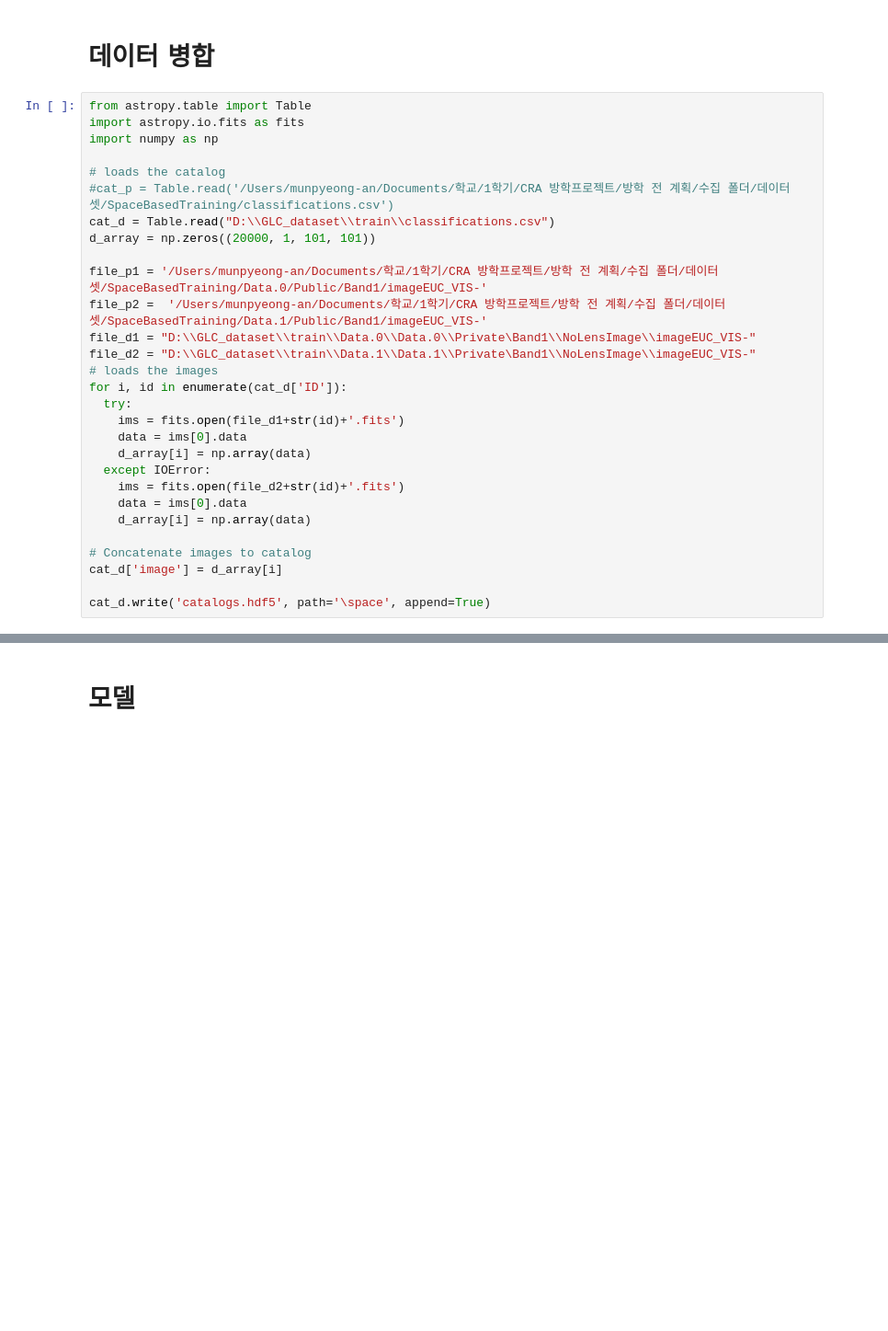
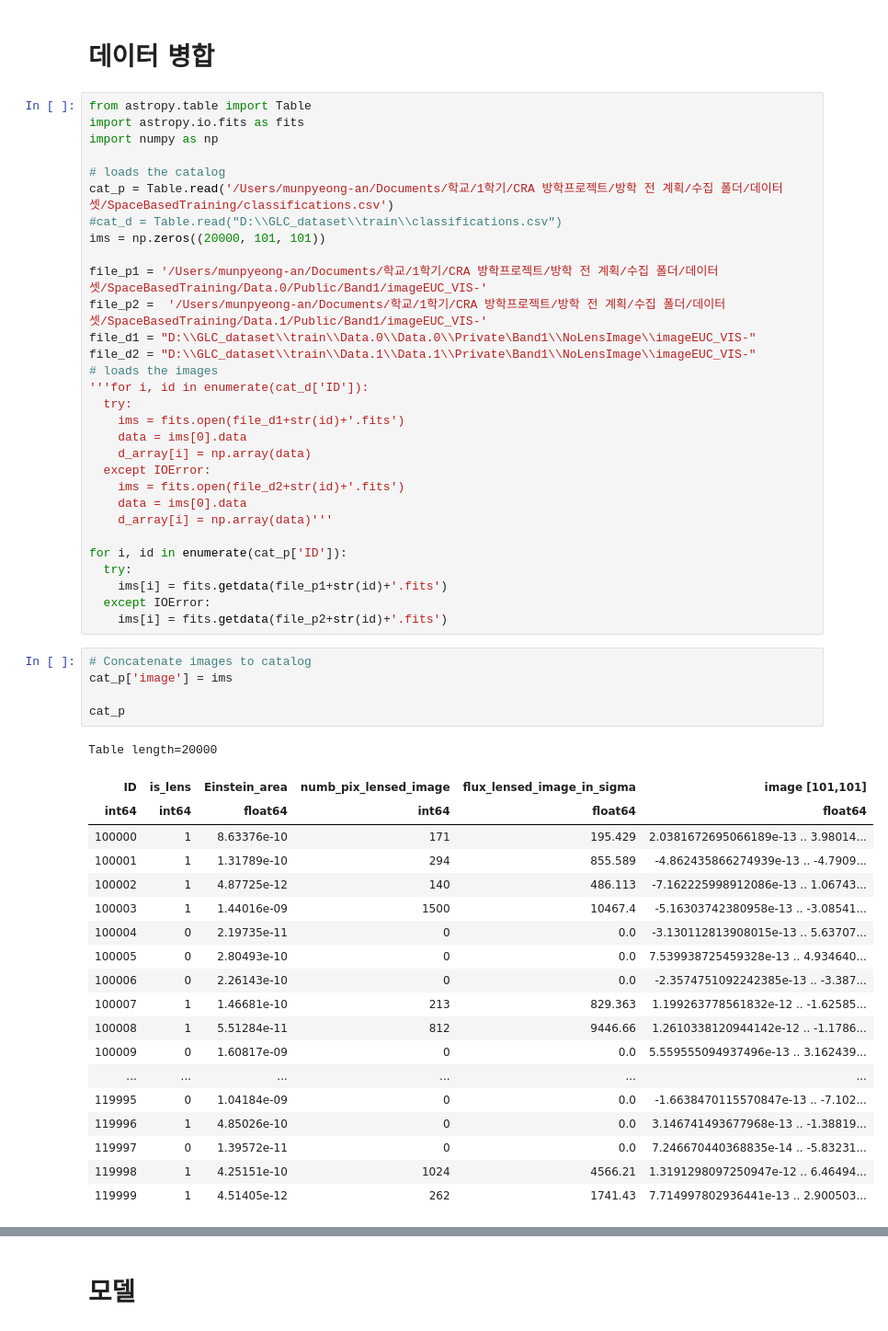
Before and after one commit to 2022-vacation-project-GLC/model, a Jupyter notebook: CNN/cnn.ipynb, the cells around one changed output, grey strips where cells are left out. Shown at 92% size. Saved outputs shown, nothing was run; the diff lists cells and outputs as text; blank space fills up the shorter version.

```diff
--- a/CNN/cnn.ipynb
+++ b/CNN/cnn.ipynb
@@ -58,16 +58,16 @@ import astropy.io.fits as fits
 import numpy as np
 
 # loads the catalog
-#cat_p = Table.read('/Users/munpyeong-an/Documents/학교/1학기/CRA 방학프로젝트/방학 전 계획/수집 폴더/데이터셋/SpaceBasedTraining/classifications.csv')
-cat_d = Table.read("D:\\GLC_dataset\\train\\classifications.csv")
-d_array = np.zeros((20000, 1, 101, 101))
+cat_p = Table.read('/Users/munpyeong-an/Documents/학교/1학기/CRA 방학프로젝트/방학 전 계획/수집 폴더/데이터셋/SpaceBasedTraining/classifications.csv')
+#cat_d = Table.read("D:\\GLC_dataset\\train\\classifications.csv")
+ims = np.zeros((20000, 101, 101))
 
 file_p1 = '/Users/munpyeong-an/Documents/학교/1학기/CRA 방학프로젝트/방학 전 계획/수집 폴더/데이터셋/SpaceBasedTraining/Data.0/Public/Band1/imageEUC_VIS-'
 file_p2 =  '/Users/munpyeong-an/Documents/학교/1학기/CRA 방학프로젝트/방학 전 계획/수집 폴더/데이터셋/SpaceBasedTraining/Data.1/Public/Band1/imageEUC_VIS-'
 file_d1 = "D:\\GLC_dataset\\train\\Data.0\\Data.0\\Private\Band1\\NoLensImage\\imageEUC_VIS-"
 file_d2 = "D:\\GLC_dataset\\train\\Data.1\\Data.1\\Private\Band1\\NoLensImage\\imageEUC_VIS-"
 # loads the images
-for i, id in enumerate(cat_d['ID']):
+'''for i, id in enumerate(cat_d['ID']):
   try:
     ims = fits.open(file_d1+str(id)+'.fits')
     data = ims[0].data
@@ -75,9 +75,35 @@ for i, id in enumerate(cat_d['ID']):
   except IOError:
     ims = fits.open(file_d2+str(id)+'.fits')
     data = ims[0].data
-    d_array[i] = np.array(data)
+    d_array[i] = np.array(data)'''
 
-# Concatenate images to catalog
-cat_d['image'] = d_array[i]
-
-cat_d.write('catalogs.hdf5', path='\space', append=True)
+for i, id in enumerate(cat_p['ID']):
+  try:
+    ims[i] = fits.getdata(file_p1+str(id)+'.fits')
+  except IOError:
+    ims[i] = fits.getdata(file_p2+str(id)+'.fits')
+# %%
+# Concatenate images to catalog
+cat_p['image'] = ims
+
+cat_p
+# %% [output]
+Table length=20000
+| ID | is_lens | Einstein_area | numb_pix_lensed_image | flux_lensed_image_in_sigma | image [101,101] |
+| int64 | int64 | float64 | int64 | float64 | float64 |
+| 100000 | 1 | 8.63376e-10 | 171 | 195.429 | 2.0381672695066189e-13 .. 3.98014... |
+| 100001 | 1 | 1.31789e-10 | 294 | 855.589 | -4.862435866274939e-13 .. -4.7909... |
+| 100002 | 1 | 4.87725e-12 | 140 | 486.113 | -7.162225998912086e-13 .. 1.06743... |
+| 100003 | 1 | 1.44016e-09 | 1500 | 10467.4 | -5.16303742380958e-13 .. -3.08541... |
+| 100004 | 0 | 2.19735e-11 | 0 | 0.0 | -3.130112813908015e-13 .. 5.63707... |
+| 100005 | 0 | 2.80493e-10 | 0 | 0.0 | 7.539938725459328e-13 .. 4.934640... |
+| 100006 | 0 | 2.26143e-10 | 0 | 0.0 | -2.3574751092242385e-13 .. -3.387... |
+| 100007 | 1 | 1.46681e-10 | 213 | 829.363 | 1.199263778561832e-12 .. -1.62585... |
+| 100008 | 1 | 5.51284e-11 | 812 | 9446.66 | 1.2610338120944142e-12 .. -1.1786... |
+| 100009 | 0 | 1.60817e-09 | 0 | 0.0 | 5.559555094937496e-13 .. 3.162439... |
+| ... | ... | ... | ... | ... | ... |
+| 119995 | 0 | 1.04184e-09 | 0 | 0.0 | -1.6638470115570847e-13 .. -7.102... |
+| 119996 | 1 | 4.85026e-10 | 0 | 0.0 | 3.146741493677968e-13 .. -1.38819... |
+| 119997 | 0 | 1.39572e-11 | 0 | 0.0 | 7.246670440368835e-14 .. -5.83231... |
+| 119998 | 1 | 4.25151e-10 | 1024 | 4566.21 | 1.3191298097250947e-12 .. 6.46494... |
+| 119999 | 1 | 4.51405e-12 | 262 | 1741.43 | 7.714997802936441e-13 .. 2.900503... |
```
Also changed, not shown: parts of 7 cells of this notebook.
